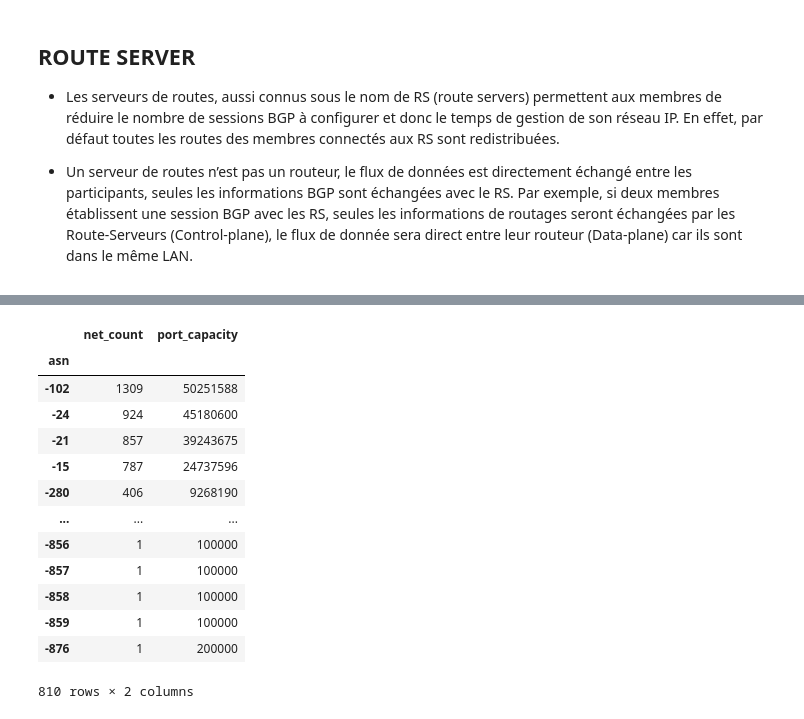
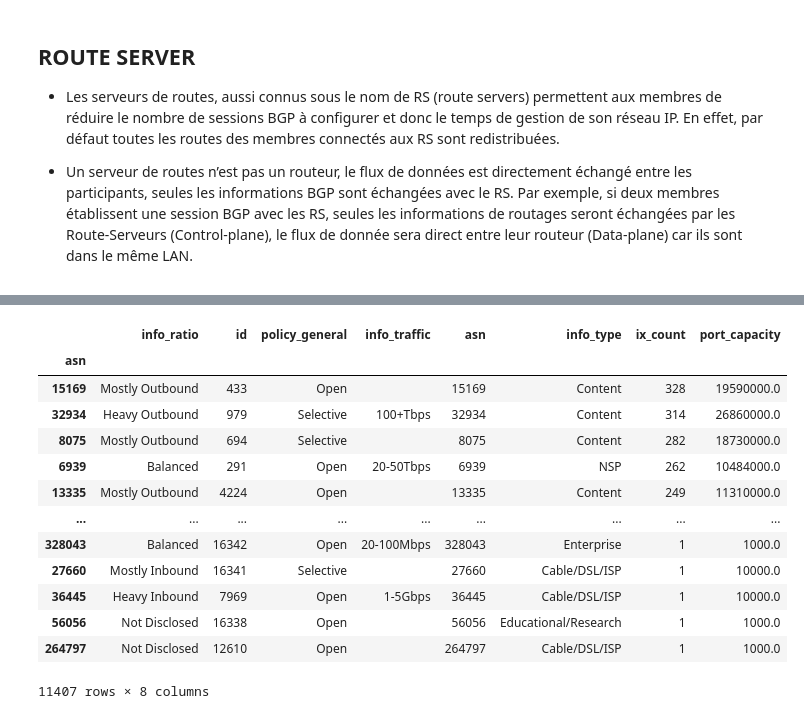
Before and after one commit to Viperine2022/projet_long_GCN_internet, a Jupyter notebook: IMPLANTATION/PeeringDB/peeringDB_data_scaled.ipynb, the cells around one changed output, grey strips where cells are left out. Drawn from its saved outputs; the diff is of its cells as text; code cells hidden in the pictures.

```diff
--- a/IMPLANTATION/PeeringDB/peeringDB_data_scaled.ipynb
+++ b/IMPLANTATION/PeeringDB/peeringDB_data_scaled.ipynb
@@ -179,0 +151,6 @@ Percentage of nodes in the graph main connected component 99.22651034033545
+# %%
+list_columns_ix = ['net_count', 'name', 'country',
+                   'notes', 'port_capacity', 'asn', 'ixf_net_count', 'id']
+
+list_columns_net = ['info_ratio', 'id', 'policy_general', 'info_traffic',
+                    'asn', 'info_type', 'ix_count', 'port_capacity']
@@ -234,17 +218,17 @@ array([[<AxesSubplot:title={'center':'prev_id'}>,
-# %%
-ix[['net_count', 'port_capacity']].head(999).sort_values(["net_count", "port_capacity"], ascending=(False,True))
-# %% [output]
-|  | net_count | port_capacity |
-| asn |  |  |
-| -102 | 1309 | 50251588 |
-| -24 | 924 | 45180600 |
-| -21 | 857 | 39243675 |
-| -15 | 787 | 24737596 |
-| -280 | 406 | 9268190 |
-| ... | ... | ... |
-| -856 | 1 | 100000 |
-| -857 | 1 | 100000 |
-| -858 | 1 | 100000 |
-| -859 | 1 | 100000 |
-| -876 | 1 | 200000 |
-810 rows × 2 columns
+# %%
+net[list_columns_net].sort_values(by='ix_count', ascending=False)
+# %% [output]
+|  | info_ratio | id | policy_general | info_traffic | asn | info_type | ix_count | port_capacity |
+| asn |  |  |  |  |  |  |  |  |
+| 15169 | Mostly Outbound | 433 | Open |  | 15169 | Content | 328 | 19590000.0 |
+| 32934 | Heavy Outbound | 979 | Selective | 100+Tbps | 32934 | Content | 314 | 26860000.0 |
+| 8075 | Mostly Outbound | 694 | Selective |  | 8075 | Content | 282 | 18730000.0 |
+| 6939 | Balanced | 291 | Open | 20-50Tbps | 6939 | NSP | 262 | 10484000.0 |
+| 13335 | Mostly Outbound | 4224 | Open |  | 13335 | Content | 249 | 11310000.0 |
+| ... | ... | ... | ... | ... | ... | ... | ... | ... |
+| 328043 | Balanced | 16342 | Open | 20-100Mbps | 328043 | Enterprise | 1 | 1000.0 |
+| 27660 | Mostly Inbound | 16341 | Selective |  | 27660 | Cable/DSL/ISP | 1 | 10000.0 |
+| 36445 | Heavy Inbound | 7969 | Open | 1-5Gbps | 36445 | Cable/DSL/ISP | 1 | 10000.0 |
+| 56056 | Not Disclosed | 16338 | Open |  | 56056 | Educational/Research | 1 | 1000.0 |
+| 264797 | Not Disclosed | 12610 | Open |  | 264797 | Cable/DSL/ISP | 1 | 1000.0 |
+11407 rows × 8 columns
```
Also changed, not shown: parts of 31 cells of this notebook, 10 other files.
